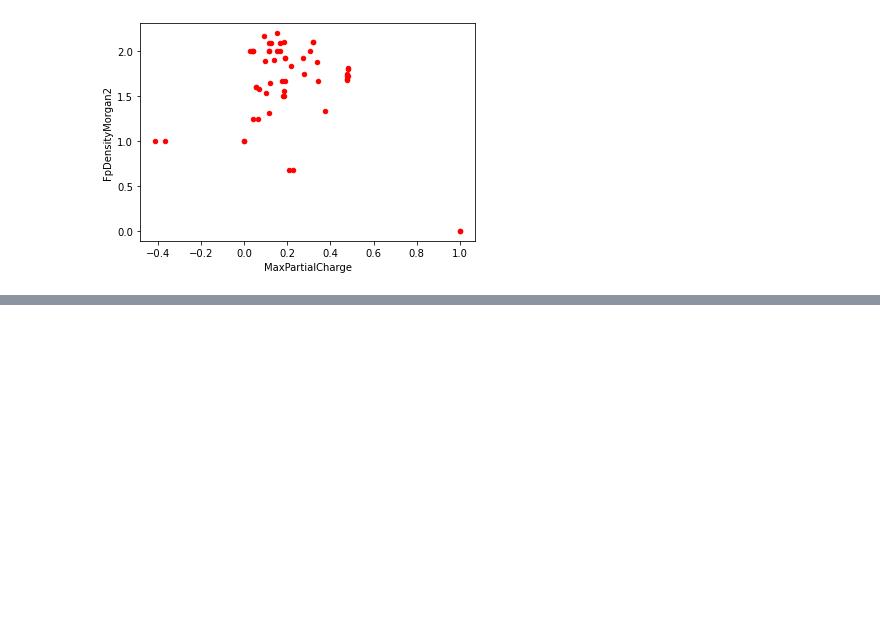
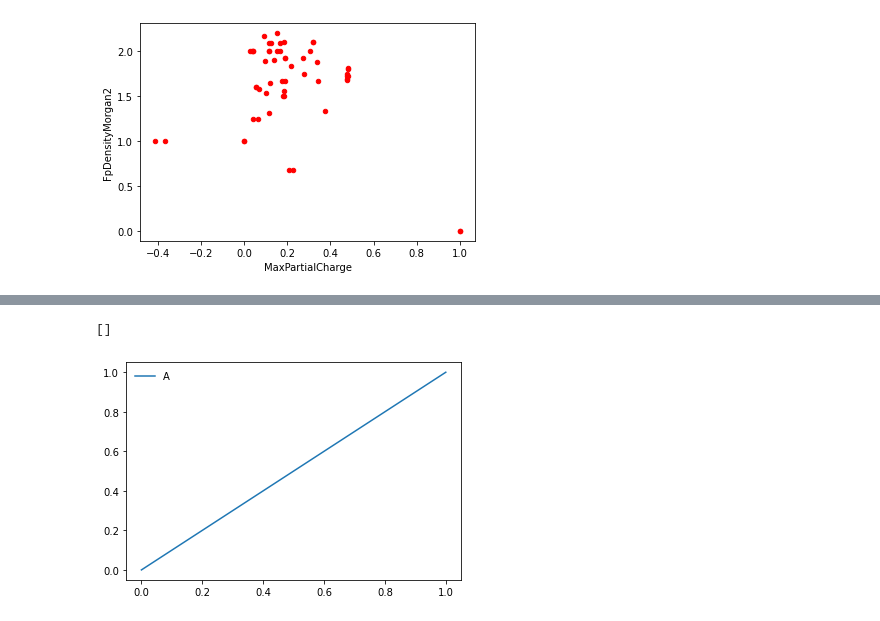
Before and after one commit to meidelien/Metabolic-network-layout-using-biochemical-coordinates, a Jupyter notebook: Notebooks/Plots.ipynb, the cells around one changed output, grey strips where cells are left out. Cells and saved outputs as stored; diff of their text form; code cells hidden in the pictures; blank space fills up the shorter version.

Commit message:
Added more plots

```diff
--- a/Notebooks/Plots.ipynb
+++ b/Notebooks/Plots.ipynb
@@ -64,0 +68,9 @@ df.plot(kind="scatter", x = "MaxPartialCharge", y  = "FpDensityMorgan3", color =
+# %%
+df = pd.DataFrame({"A": [0,1]})
+trend = regression.predict(beta=regression.beta, x=x[20:])
+ax = df.plot()
+ax.legend(loc='best', fancybox=True, framealpha=0)
+ax.plot()
+# %% [output]
+[]
+[figure, added]
```
Also changed, not shown: parts of 26 cells of this notebook, 2 other files.
